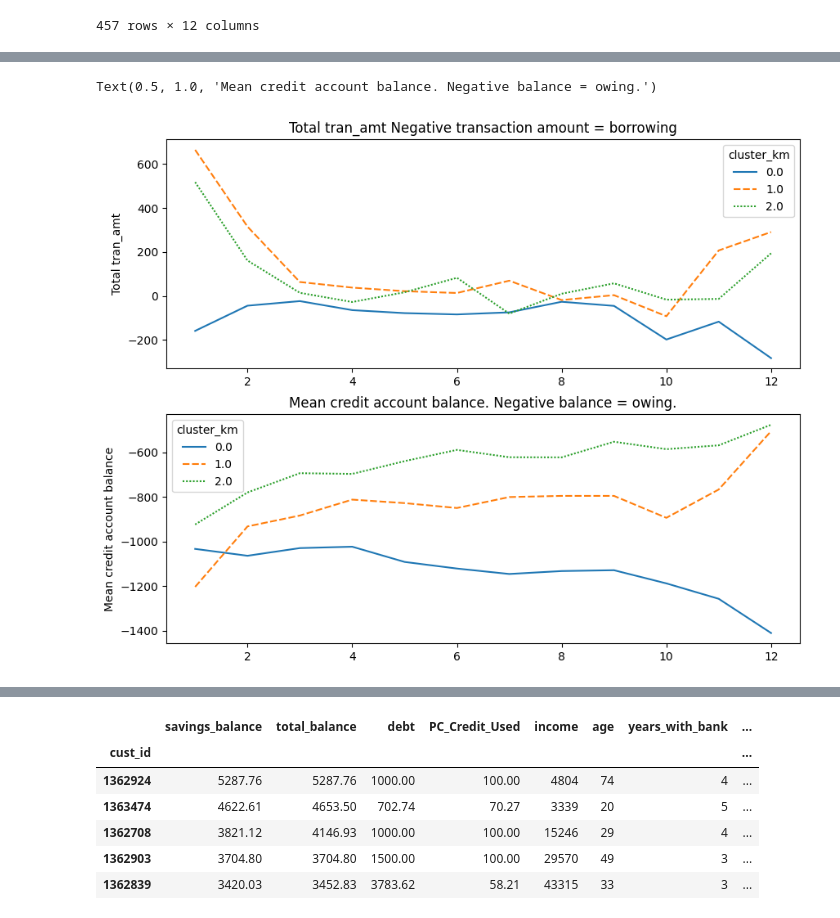
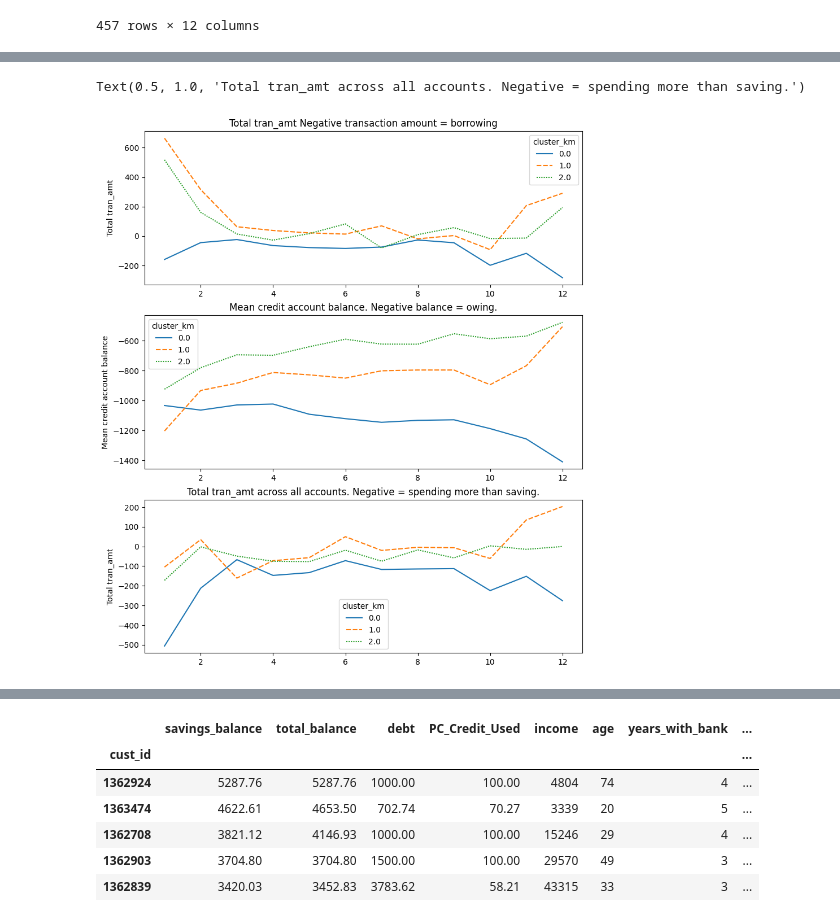
Before and after one commit to silvhua-Lighthouse/mini-project-III, a Jupyter notebook: mini-project-III.ipynb, the cells around one changed output, grey strips where cells are left out. Drawn from its saved outputs; the diff is of its cells as text; code cells hidden in the pictures.

Commit message:
Added an additional time series figure.

```diff
--- a/mini-project-III.ipynb
+++ b/mini-project-III.ipynb
@@ -1634,3 +1634,13 @@ monthlyBalanceClustered.head()
 | 0.0 | -1032.940286 | -1063.683935 | -1029.319817 | -1023.079170 | -1091.352985 | -1121.031531 | -1145.365086 | -1132.273925 | -1128.536976 | -1187.587516 | -1256.730572 | ... |
 | 1.0 | -1203.288755 | -932.137140 | -883.376996 | -811.934847 | -827.614907 | -849.603331 | -800.513958 | -795.289437 | -795.296749 | -893.575946 | -766.661733 | ... |
 | 2.0 | -923.514701 | -779.907768 | -693.486624 | -696.771619 | -639.428732 | -589.060156 | -621.900307 | -622.490989 | -552.541240 | -585.809732 | -568.512475 | ... |
+# %%
+# Create table showing sum of transactions per month for each customer.
+monthlySpending = transactions_dated.groupby(['cust_id','tran_date_month']).agg(total_tran_amt=('tran_amt','sum')).unstack().droplevel(0,axis=1)
+
+# Combine cluster numbers with monthly balance for plotting spending time series
+monthlySpendingClustered = monthlySpending.merge(
+    modelData[['cluster_km']],
+    how='outer',left_index=True,right_index=True
+).groupby('cluster_km').mean() # calculate sum of tran_amt per cluster
+monthlySpendingClustered.head()
@@ -1637,16 +1653,20 @@ monthlyBalanceClustered.head()
 # %%
 # Plot time series of credit account balance and transactions
-fig, ax = plt.subplots(nrows=2, ncols=1,figsize=(10, 8))
+fig, ax = plt.subplots(nrows=3, ncols=1,figsize=(10, 12))
 sns.lineplot(data=customerTransactionsClustered.transpose(),ax=ax[0])
 ax[0].set_ylabel('Total tran_amt')
 ax[0].set_title('Total tran_amt Negative transaction amount = borrowing')
 
 sns.lineplot(data=monthlyBalanceClustered.transpose(),ax=ax[1])
 ax[1].set_ylabel('Mean credit account balance')
 ax[1].set_title('Mean credit account balance. Negative balance = owing.')
+
+sns.lineplot(data=monthlySpendingClustered.transpose(),ax=ax[2])
+ax[2].set_ylabel('Total tran_amt')
+ax[2].set_title('Total tran_amt across all accounts. Negative = spending more than saving.')
 # %% [output]
-Text(0.5, 1.0, 'Mean credit account balance. Negative balance = owing.')
+Text(0.5, 1.0, 'Total tran_amt across all accounts. Negative = spending more than saving.')
-[figure, old version]
+[figure, new version]
 # %%
 # confirm what positive or negative balance means
 customer = credit_transactions_dated['cust_id']== 1362546 # 1362888
```
Also changed, not shown: parts of 1 cell of this notebook.
